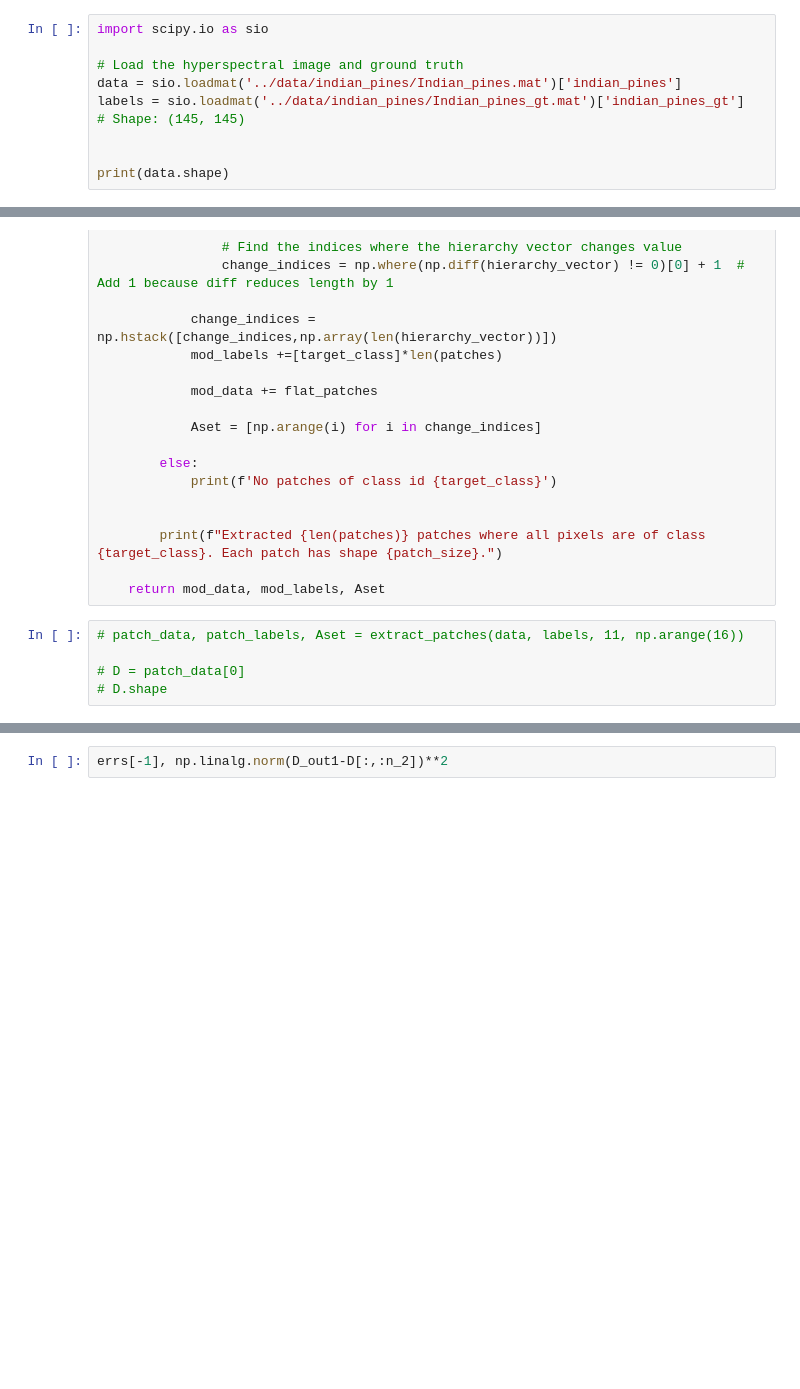
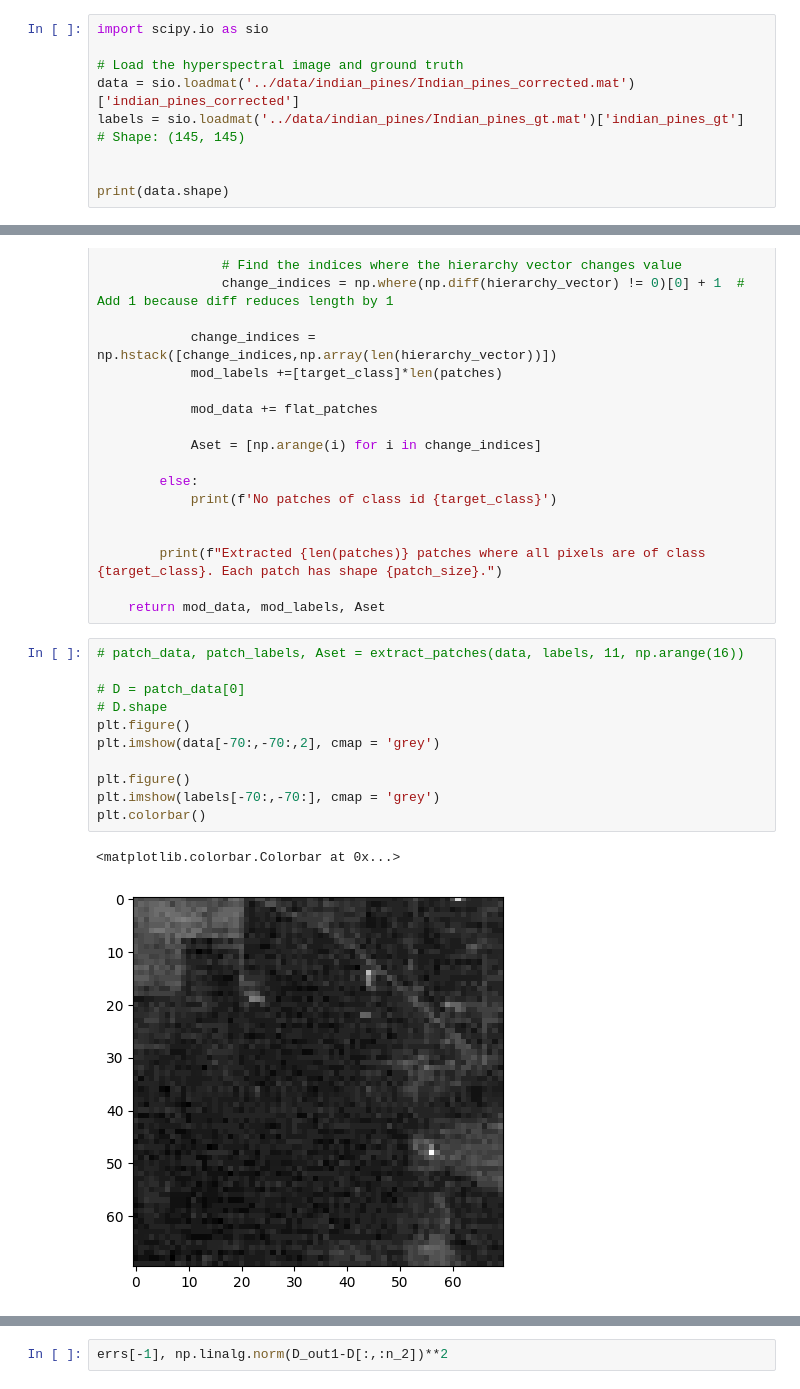
Before and after one commit to tolgabirdal/FlagManifoldsV3, a Jupyter notebook: python/scratch.ipynb, the cells around one changed output, grey strips where cells are left out. Saved outputs shown, nothing was run; the diff lists cells and outputs as text; blank space fills up the shorter version.

```diff
--- a/python/scratch.ipynb
+++ b/python/scratch.ipynb
@@ -114,7 +120,7 @@ FlagRep err: 4.95387964154581e-15
 import scipy.io as sio
 
 # Load the hyperspectral image and ground truth
-data = sio.loadmat('../data/indian_pines/Indian_pines.mat')['indian_pines']
+data = sio.loadmat('../data/indian_pines/Indian_pines_corrected.mat')['indian_pines_corrected']
 labels = sio.loadmat('../data/indian_pines/Indian_pines_gt.mat')['indian_pines_gt']  # Shape: (145, 145)
 
 
@@ -200,5 +206,14 @@ def extract_patches(data, labels, patch_size, class_ids):
 # %%
 # patch_data, patch_labels, Aset = extract_patches(data, labels, 11, np.arange(16))
 
 # D = patch_data[0]
 # D.shape
+plt.figure()
+plt.imshow(data[-70:,-70:,2], cmap = 'grey')
+
+plt.figure()
+plt.imshow(labels[-70:,-70:], cmap = 'grey')
+plt.colorbar()
+# %% [output]
+<matplotlib.colorbar.Colorbar at 0x...>
+[figure, added]
```
Also changed, not shown: parts of 13 cells of this notebook, 1 other file.
